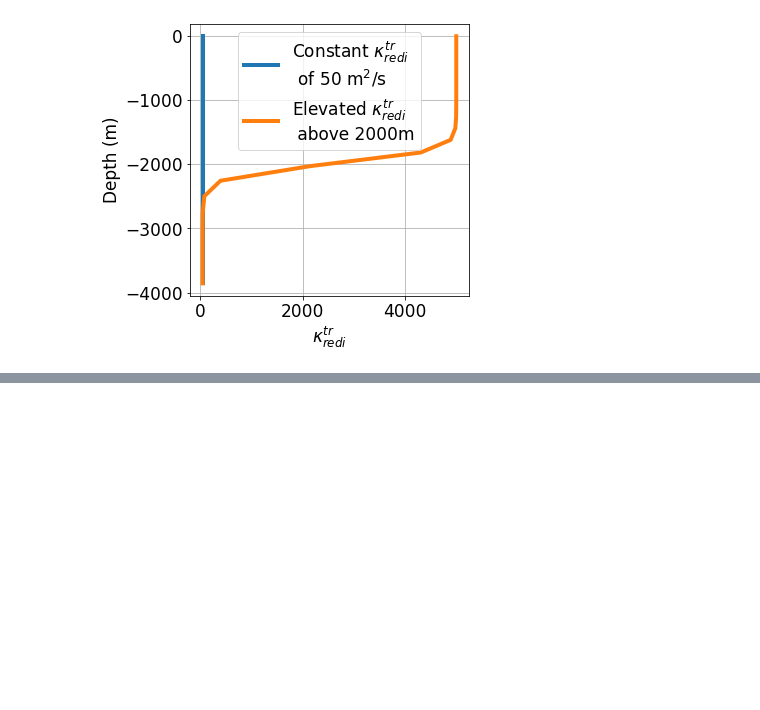
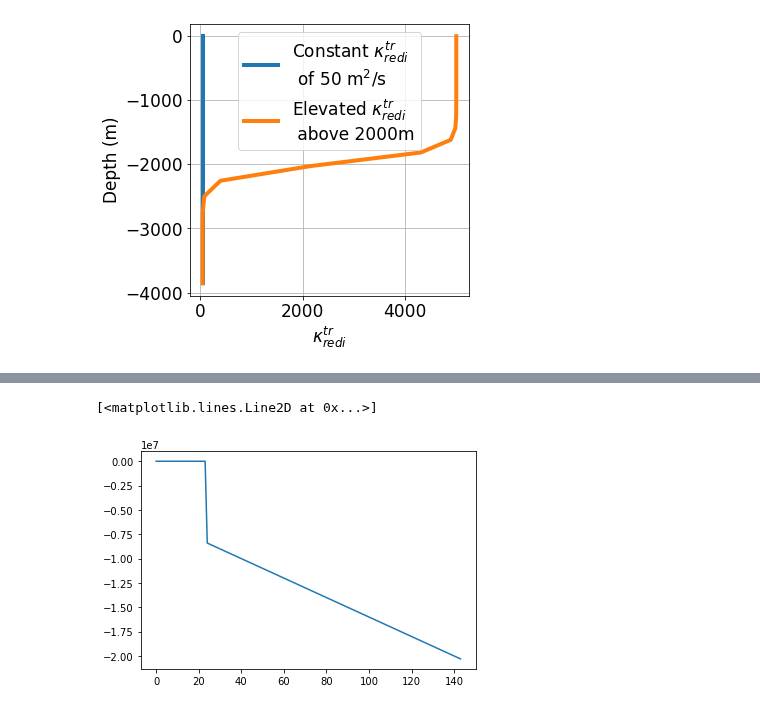
Before and after one commit to anthony-meza/test_age_framework, a Jupyter notebook: redi_theory.ipynb, the cells around one changed output, grey strips where cells are left out. Drawn from its saved outputs; the diff is of its cells as text; code cells hidden in the pictures; blank space fills up the shorter version.

```diff
--- a/redi_theory.ipynb
+++ b/redi_theory.ipynb
@@ -757,0 +779,5 @@ fig.savefig('above_2000m.pdf', bbox_inches='tight')
+# %%
+plt.plot(vatl)
+# %% [output]
+[<matplotlib.lines.Line2D at 0x...>]
+[figure, added]
```
Also changed, not shown: parts of 4 cells of this notebook, 1 other file.
